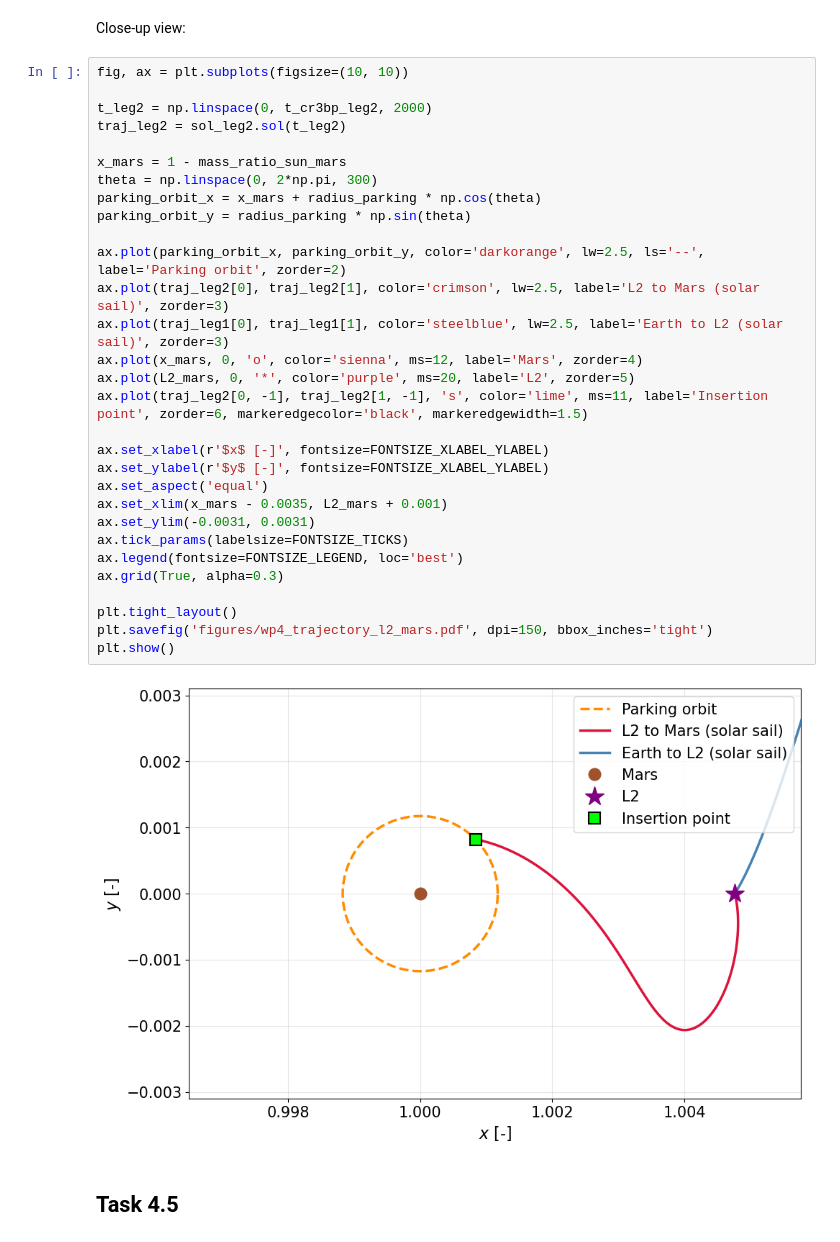
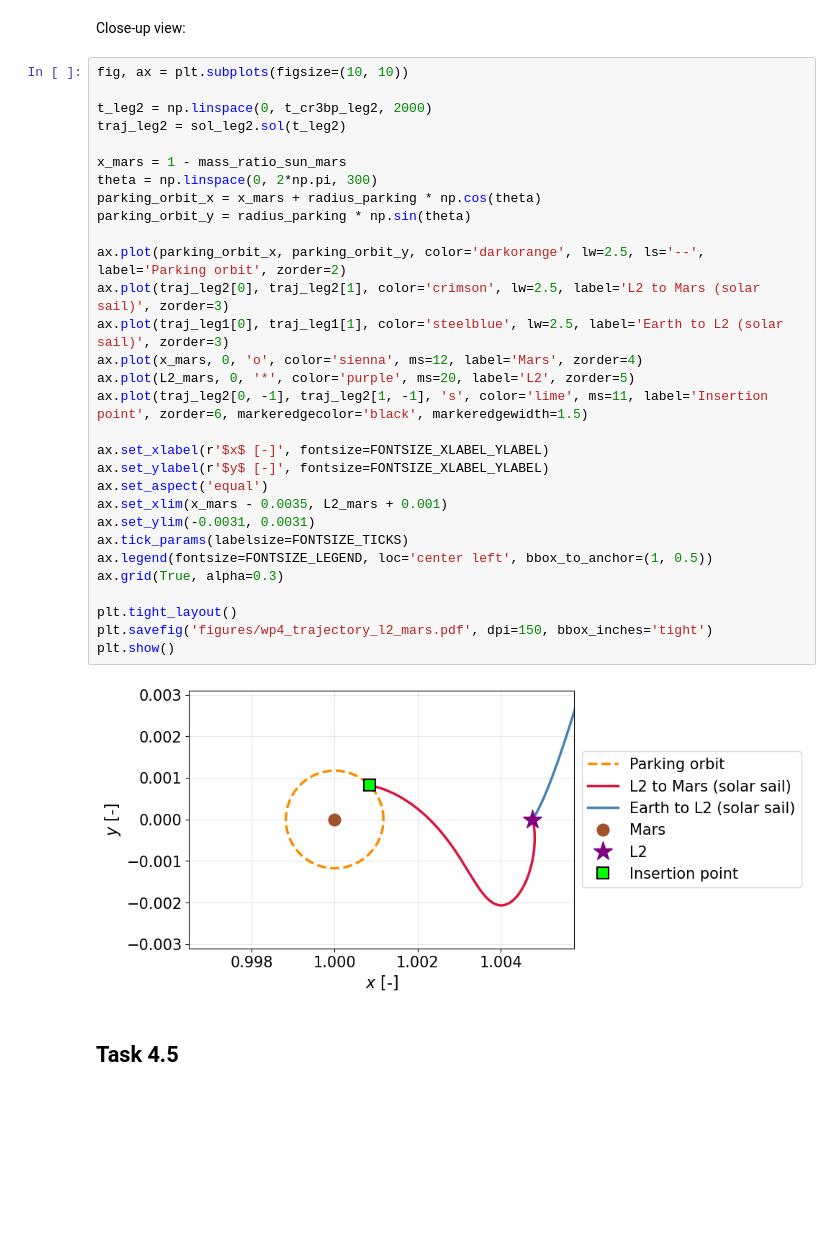
Before and after one commit to ismaelgallolopez/MIMOSA-special-topics-astrodynamics, a Jupyter notebook: code/wps/wp4.ipynb, the cells around one changed output. Drawn from its saved outputs; the diff is of its cells as text; blank space fills up the shorter version.

Commit message:
took legend out for wps/figures/wp4_trajectory_l2_mars.pdf

```diff
--- a/code/wps/wp4.ipynb
+++ b/code/wps/wp4.ipynb
@@ -699,35 +699,35 @@ Close-up view:
 # %%
 fig, ax = plt.subplots(figsize=(10, 10))
 
 t_leg2 = np.linspace(0, t_cr3bp_leg2, 2000)
 traj_leg2 = sol_leg2.sol(t_leg2)
 
 x_mars = 1 - mass_ratio_sun_mars
 theta = np.linspace(0, 2*np.pi, 300)
 parking_orbit_x = x_mars + radius_parking * np.cos(theta)
 parking_orbit_y = radius_parking * np.sin(theta)
 
 ax.plot(parking_orbit_x, parking_orbit_y, color='darkorange', lw=2.5, ls='--', label='Parking orbit', zorder=2)
 ax.plot(traj_leg2[0], traj_leg2[1], color='crimson', lw=2.5, label='L2 to Mars (solar sail)', zorder=3)
 ax.plot(traj_leg1[0], traj_leg1[1], color='steelblue', lw=2.5, label='Earth to L2 (solar sail)', zorder=3)
 ax.plot(x_mars, 0, 'o', color='sienna', ms=12, label='Mars', zorder=4)
 ax.plot(L2_mars, 0, '*', color='purple', ms=20, label='L2', zorder=5)
 ax.plot(traj_leg2[0, -1], traj_leg2[1, -1], 's', color='lime', ms=11, label='Insertion point', zorder=6, markeredgecolor='black', markeredgewidth=1.5)
 
 ax.set_xlabel(r'$x$ [-]', fontsize=FONTSIZE_XLABEL_YLABEL)
 ax.set_ylabel(r'$y$ [-]', fontsize=FONTSIZE_XLABEL_YLABEL)
 ax.set_aspect('equal')
 ax.set_xlim(x_mars - 0.0035, L2_mars + 0.001)
 ax.set_ylim(-0.0031, 0.0031)
 ax.tick_params(labelsize=FONTSIZE_TICKS)
-ax.legend(fontsize=FONTSIZE_LEGEND, loc='best')
+ax.legend(fontsize=FONTSIZE_LEGEND, loc='center left', bbox_to_anchor=(1, 0.5))
 ax.grid(True, alpha=0.3)
 
 plt.tight_layout()
 plt.savefig('figures/wp4_trajectory_l2_mars.pdf', dpi=150, bbox_inches='tight')
 plt.show()
 # %% [output]
-[figure, old version]
+[figure, new version]
 # %% [markdown]
 ## Task 4.5
 # %%
```
Also changed, not shown: 7 other files.
